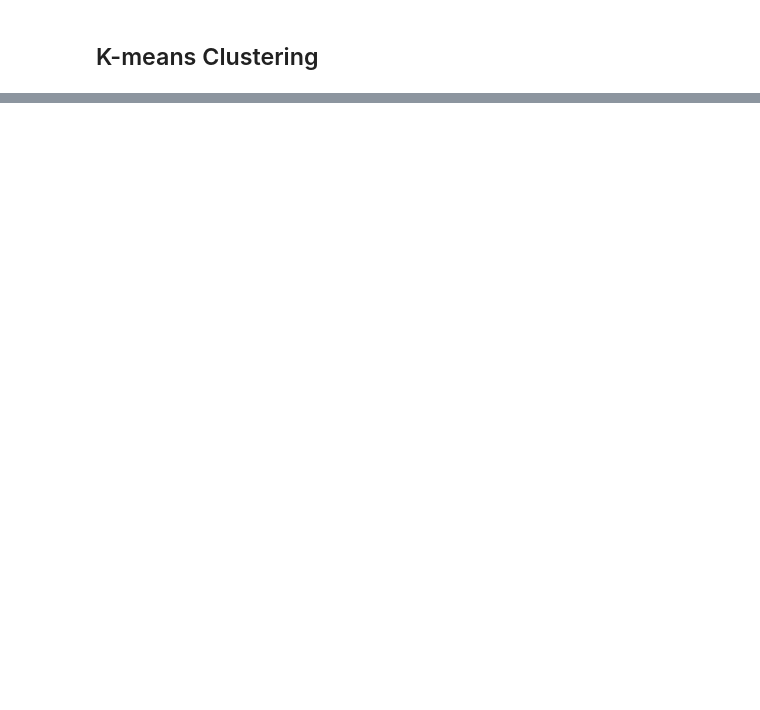
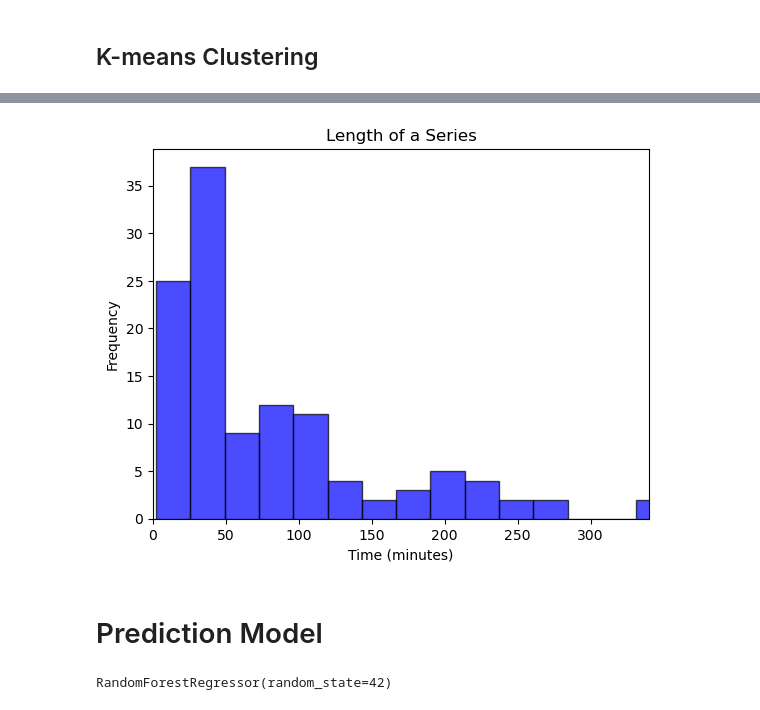
Before and after one commit to moulinleo/cool_train, a Jupyter notebook: notebooks/model_selection/model_selection.ipynb, the cells around one changed output, grey strips where cells are left out. Saved outputs shown, nothing was run; the diff lists cells and outputs as text; code cells hidden in the pictures; blank space fills up the shorter version.

Commit message:
More prediction models

```diff
--- a/notebooks/model_selection/model_selection.ipynb
+++ b/notebooks/model_selection/model_selection.ipynb
@@ -389,0 +638,19 @@ For example,
+# %%
+data_hours = [value / 60 for value in ll]
+
+
+# Create a histogram
+plt.hist(ll, bins=400, alpha=0.7, color='blue', edgecolor='black')
+
+
+# Add labels and title
+plt.xlabel('Time (minutes)')
+plt.ylabel('Frequency')
+plt.title('Length of a Series')
+
+# Show the plot
+plt.show()
+# %% [output]
+[figure, added]
+# %% [markdown]
+# Prediction Model
@@ -389,0 +692,5 @@ For example,
+# %%
+# Train the model
+model.fit(X_train, y_train)
+# %% [output]
+RandomForestRegressor(random_state=42)
```
Also changed, not shown: parts of 55 cells of this notebook.
